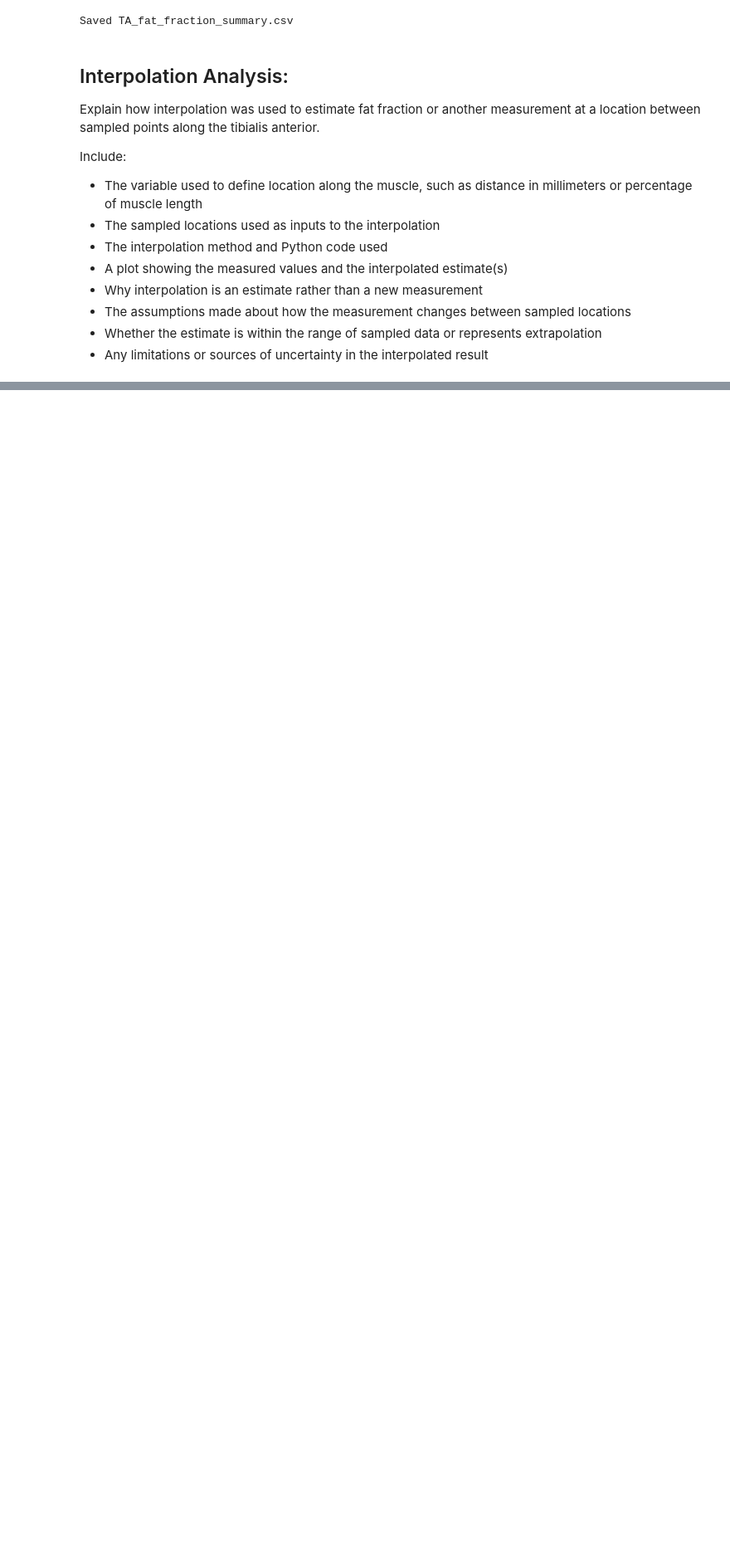
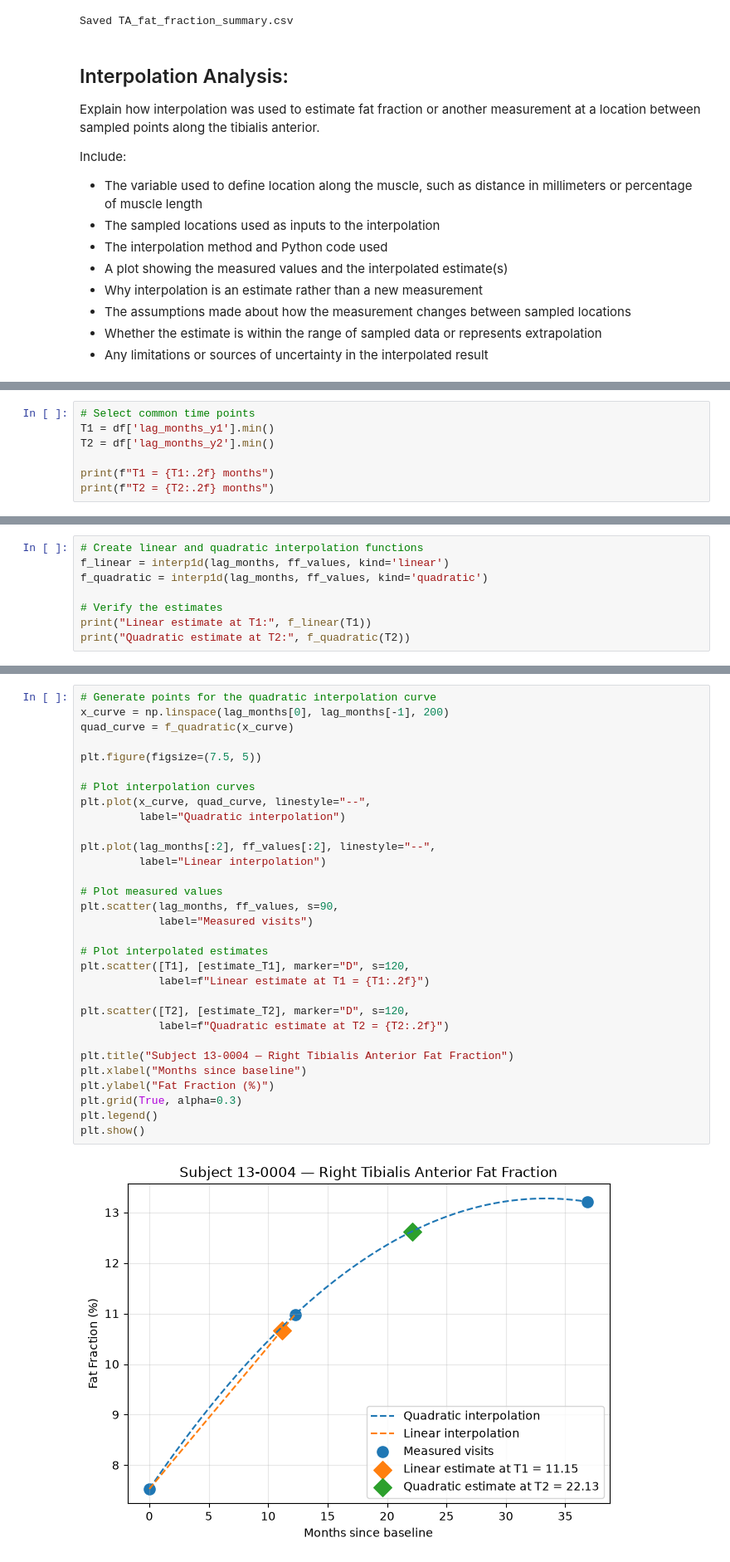
Before and after one commit to martina-ribera/Comp_BME_Module2, a Jupyter notebook: FSHD_Module2_Project.ipynb, the cells around one changed output, grey strips where cells are left out. Shown at 83% size. Cells and saved outputs as stored; diff of their text form; blank space fills up the shorter version.

```diff
--- a/FSHD_Module2_Project.ipynb
+++ b/FSHD_Module2_Project.ipynb
@@ -435,0 +452,7 @@ Discuss:
+# %%
+# Select common time points
+T1 = df['lag_months_y1'].min()
+T2 = df['lag_months_y2'].min()
+
+print(f"T1 = {T1:.2f} months")
+print(f"T2 = {T2:.2f} months")
@@ -435,0 +531,8 @@ Discuss:
+# %%
+# Create linear and quadratic interpolation functions
+f_linear = interp1d(lag_months, ff_values, kind='linear')
+f_quadratic = interp1d(lag_months, ff_values, kind='quadratic')
+
+# Verify the estimates
+print("Linear estimate at T1:", f_linear(T1))
+print("Quadratic estimate at T2:", f_quadratic(T2))
@@ -435,0 +546,33 @@ Discuss:
+# %%
+# Generate points for the quadratic interpolation curve
+x_curve = np.linspace(lag_months[0], lag_months[-1], 200)
+quad_curve = f_quadratic(x_curve)
+
+plt.figure(figsize=(7.5, 5))
+
+# Plot interpolation curves
+plt.plot(x_curve, quad_curve, linestyle="--",
+         label="Quadratic interpolation")
+
+plt.plot(lag_months[:2], ff_values[:2], linestyle="--",
+         label="Linear interpolation")
+
+# Plot measured values
+plt.scatter(lag_months, ff_values, s=90,
+            label="Measured visits")
+
+# Plot interpolated estimates
+plt.scatter([T1], [estimate_T1], marker="D", s=120,
+            label=f"Linear estimate at T1 = {T1:.2f}")
+
+plt.scatter([T2], [estimate_T2], marker="D", s=120,
+            label=f"Quadratic estimate at T2 = {T2:.2f}")
+
+plt.title("Subject 13-0004 — Right Tibialis Anterior Fat Fraction")
+plt.xlabel("Months since baseline")
+plt.ylabel("Fat Fraction (%)")
+plt.grid(True, alpha=0.3)
+plt.legend()
+plt.show()
+# %% [output]
+[figure, added]
```
Also changed, not shown: parts of 51 cells of this notebook, 2 other files.
